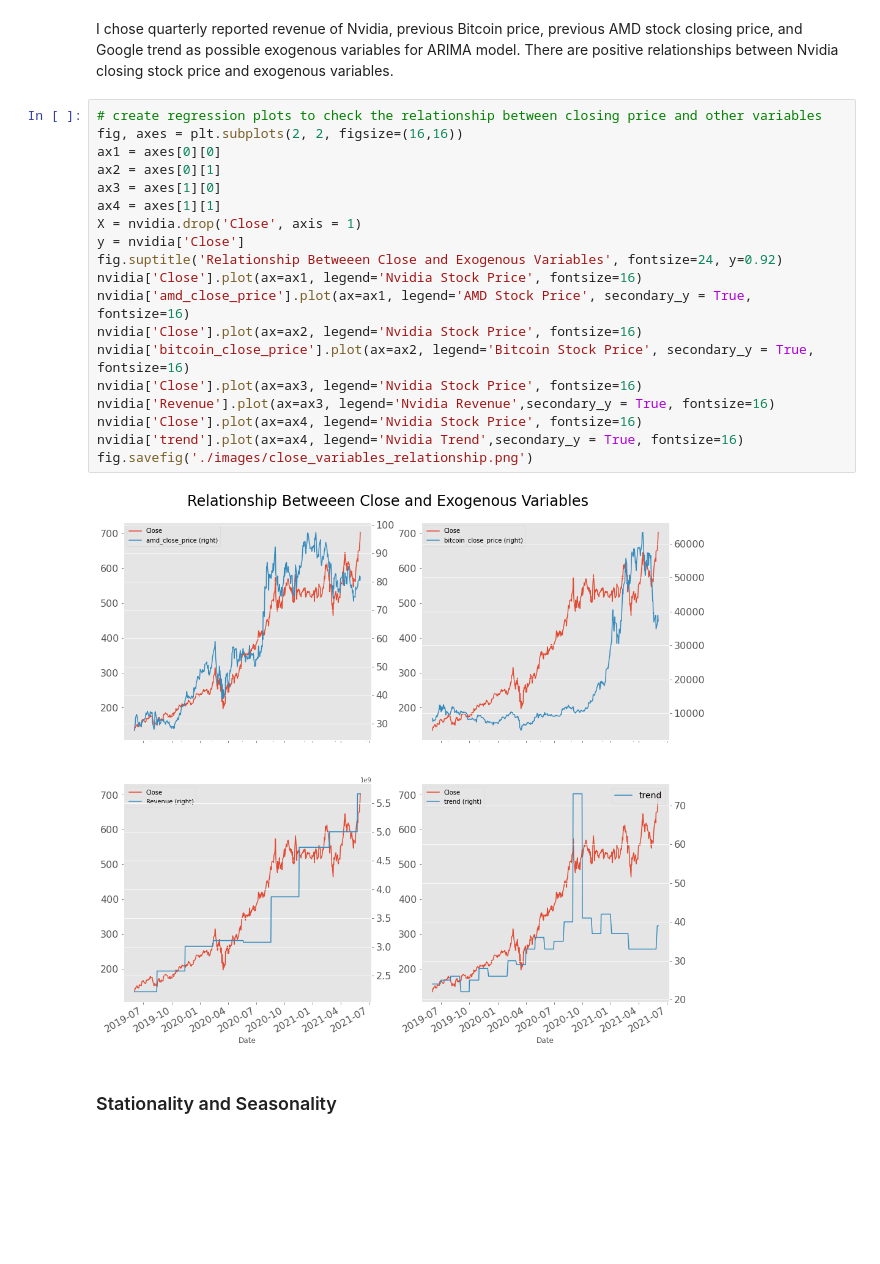
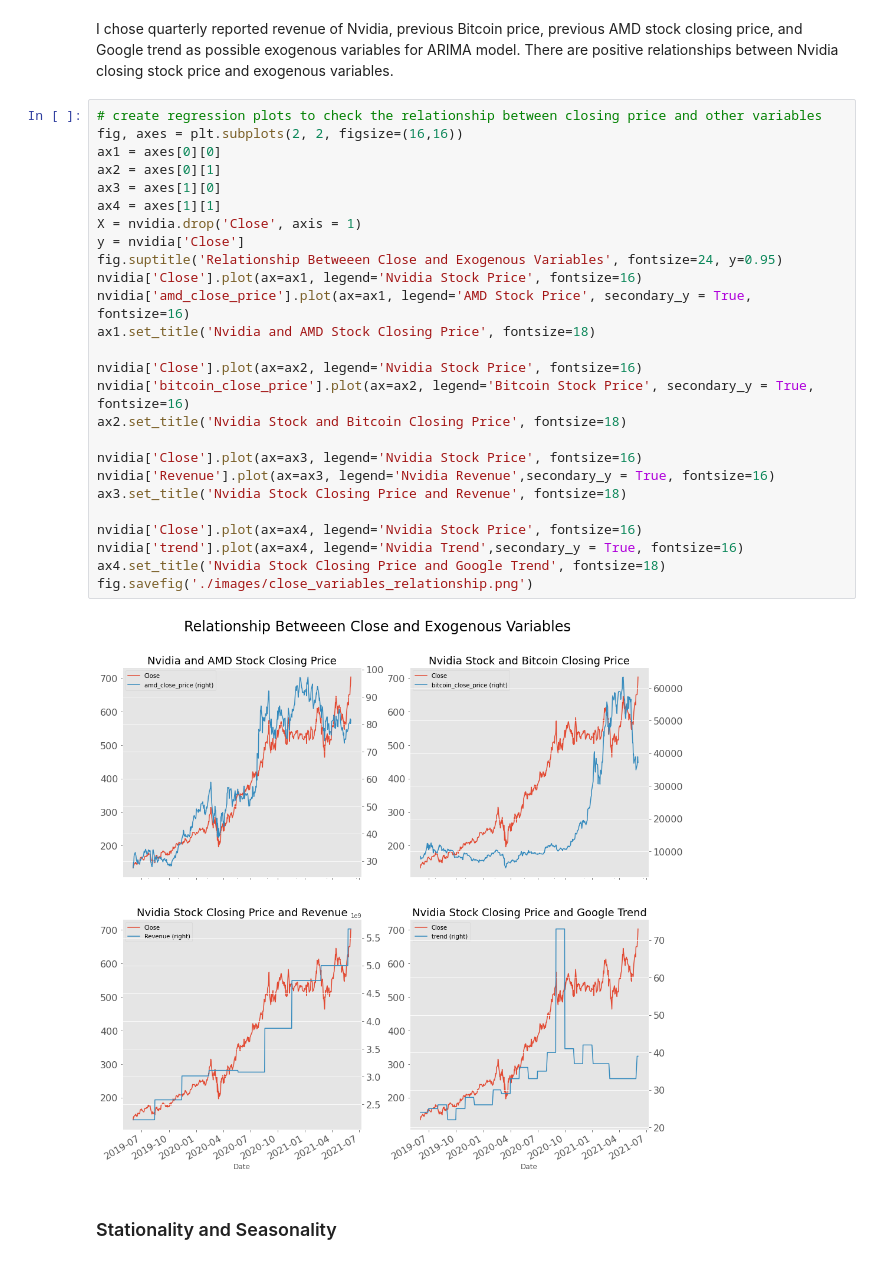
Before and after one commit to jayce7376/Nvidia_Stock_Prediction, a Jupyter notebook: Nvidia_Stock_Prediction.ipynb, the cells around one changed output. Cells and saved outputs as stored; diff of their text form; blank space fills up the shorter version.

```diff
--- a/Nvidia_Stock_Prediction.ipynb
+++ b/Nvidia_Stock_Prediction.ipynb
@@ -217,24 +217,31 @@ I chose quarterly reported revenue of Nvidia, previous Bitcoin price, previous A
 # %%
 # create regression plots to check the relationship between closing price and other variables
 fig, axes = plt.subplots(2, 2, figsize=(16,16))
 ax1 = axes[0][0]
 ax2 = axes[0][1]
 ax3 = axes[1][0]
 ax4 = axes[1][1]
 X = nvidia.drop('Close', axis = 1)
 y = nvidia['Close']
-fig.suptitle('Relationship Betweeen Close and Exogenous Variables', fontsize=24, y=0.92)
+fig.suptitle('Relationship Betweeen Close and Exogenous Variables', fontsize=24, y=0.95)
 nvidia['Close'].plot(ax=ax1, legend='Nvidia Stock Price', fontsize=16)
 nvidia['amd_close_price'].plot(ax=ax1, legend='AMD Stock Price', secondary_y = True, fontsize=16)
+ax1.set_title('Nvidia and AMD Stock Closing Price', fontsize=18)
+
 nvidia['Close'].plot(ax=ax2, legend='Nvidia Stock Price', fontsize=16)
 nvidia['bitcoin_close_price'].plot(ax=ax2, legend='Bitcoin Stock Price', secondary_y = True, fontsize=16)
+ax2.set_title('Nvidia Stock and Bitcoin Closing Price', fontsize=18)
+
 nvidia['Close'].plot(ax=ax3, legend='Nvidia Stock Price', fontsize=16)
 nvidia['Revenue'].plot(ax=ax3, legend='Nvidia Revenue',secondary_y = True, fontsize=16)
+ax3.set_title('Nvidia Stock Closing Price and Revenue', fontsize=18)
+
 nvidia['Close'].plot(ax=ax4, legend='Nvidia Stock Price', fontsize=16)
 nvidia['trend'].plot(ax=ax4, legend='Nvidia Trend',secondary_y = True, fontsize=16)
+ax4.set_title('Nvidia Stock Closing Price and Google Trend', fontsize=18)
 fig.savefig('./images/close_variables_relationship.png')
 # %% [output]
-[figure, old version]
+[figure, new version]
 # %% [markdown]
 ### Stationality and Seasonality
 # %% [markdown]
```
Also changed, not shown: 2 other files.
